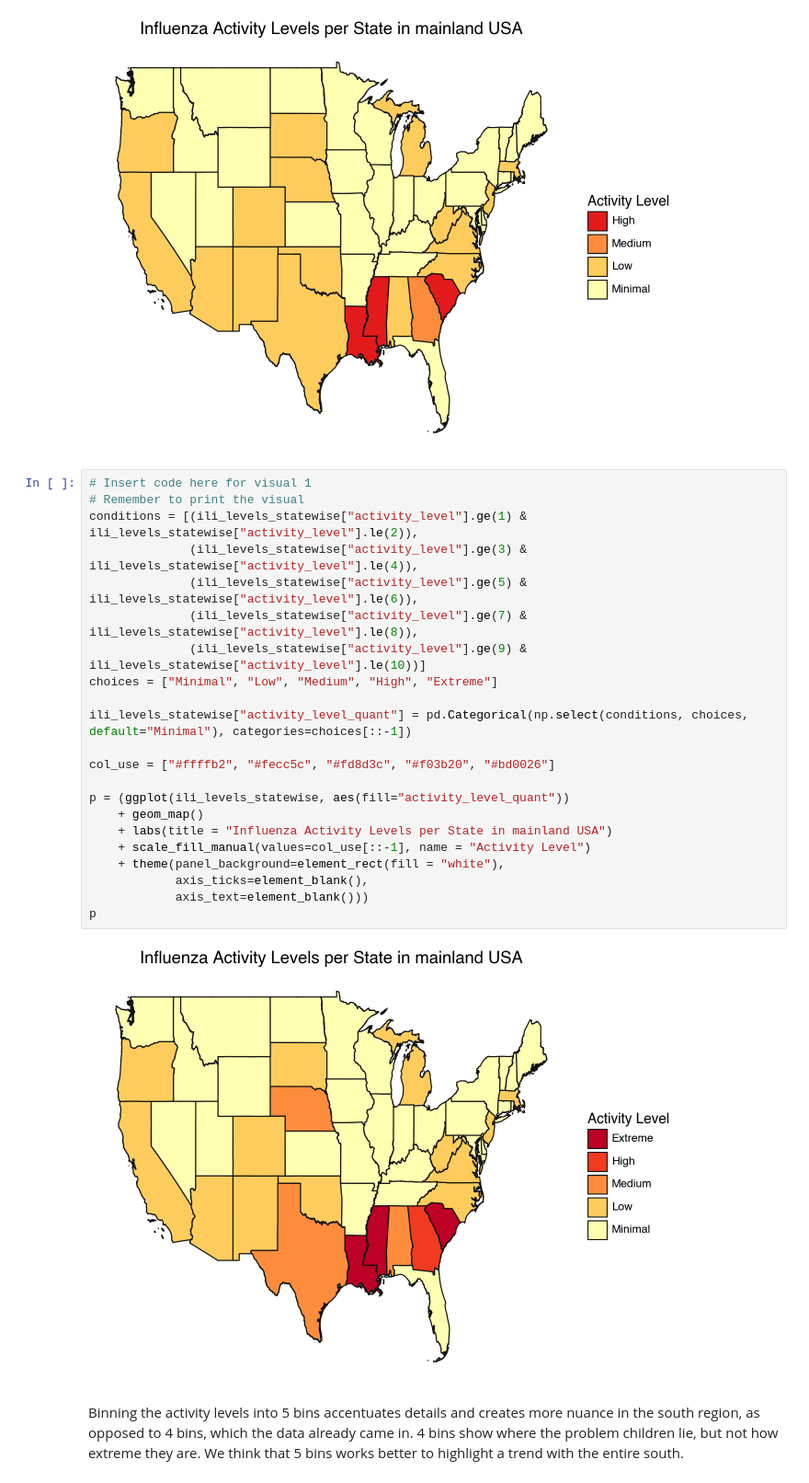
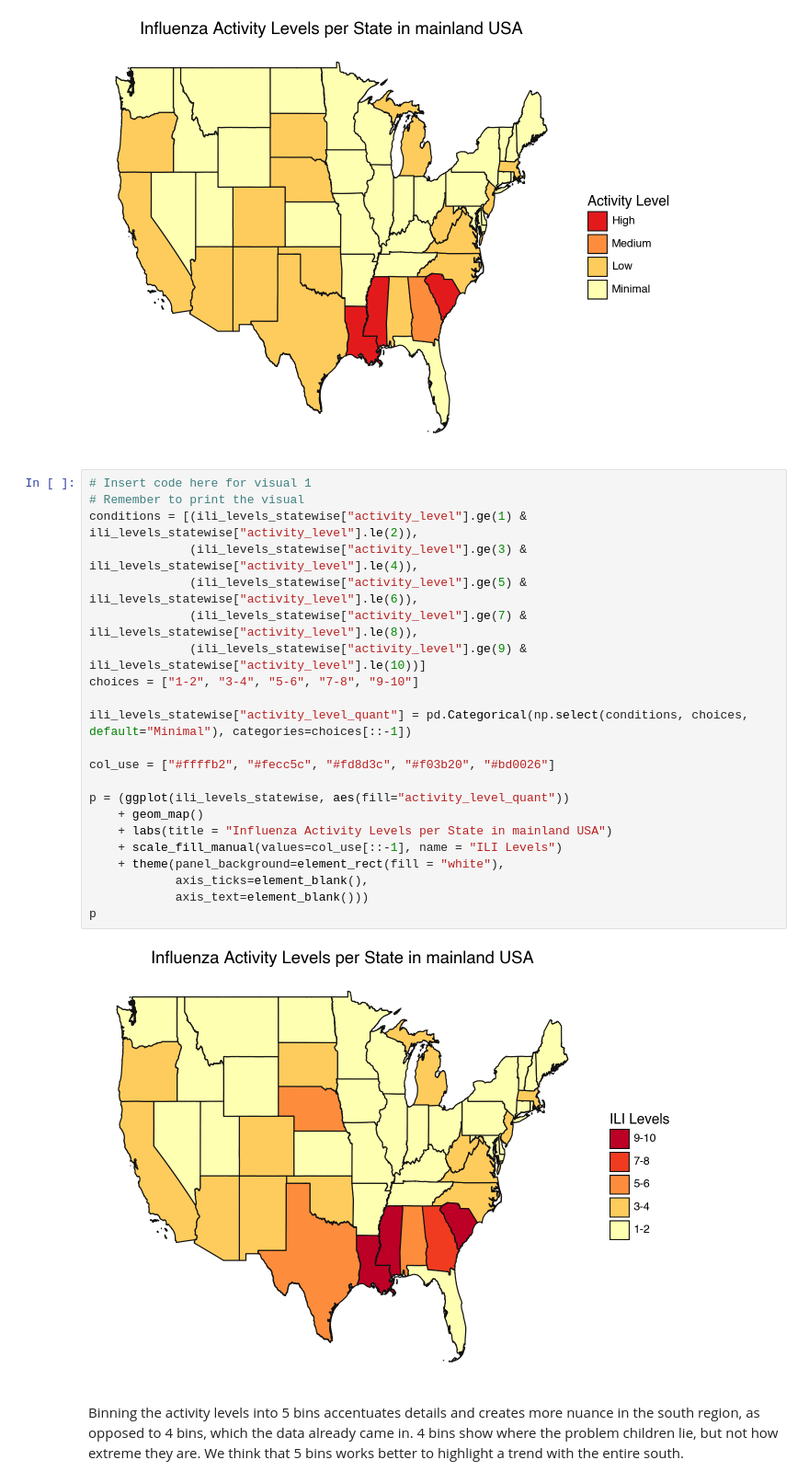
Before and after one commit to Salabud/MVE080-grp10, a Jupyter notebook: Homework3_2025.ipynb, the cells around one changed output. Shown at 92% size. Drawn from its saved outputs; the diff is of its cells as text.

```diff
--- a/Homework3_2025.ipynb
+++ b/Homework3_2025.ipynb
@@ -228,26 +240,26 @@ p
 # %%
 # Insert code here for visual 1
 # Remember to print the visual
 conditions = [(ili_levels_statewise["activity_level"].ge(1) & ili_levels_statewise["activity_level"].le(2)),
               (ili_levels_statewise["activity_level"].ge(3) & ili_levels_statewise["activity_level"].le(4)),
               (ili_levels_statewise["activity_level"].ge(5) & ili_levels_statewise["activity_level"].le(6)),
               (ili_levels_statewise["activity_level"].ge(7) & ili_levels_statewise["activity_level"].le(8)),
               (ili_levels_statewise["activity_level"].ge(9) & ili_levels_statewise["activity_level"].le(10))]
-choices = ["Minimal", "Low", "Medium", "High", "Extreme"]
+choices = ["1-2", "3-4", "5-6", "7-8", "9-10"]
 
 ili_levels_statewise["activity_level_quant"] = pd.Categorical(np.select(conditions, choices, default="Minimal"), categories=choices[::-1])
 
 col_use = ["#ffffb2", "#fecc5c", "#fd8d3c", "#f03b20", "#bd0026"]
 
 p = (ggplot(ili_levels_statewise, aes(fill="activity_level_quant"))
     + geom_map()
     + labs(title = "Influenza Activity Levels per State in mainland USA")
-    + scale_fill_manual(values=col_use[::-1], name = "Activity Level")
+    + scale_fill_manual(values=col_use[::-1], name = "ILI Levels")
     + theme(panel_background=element_rect(fill = "white"),
             axis_ticks=element_blank(),
             axis_text=element_blank()))
 p
 # %% [output]
-[figure, old version]
+[figure, new version]
 # %% [markdown]
 Binning the activity levels into 5 bins accentuates details and creates more nuance in the south region, as opposed to 4 bins, which the data already came in. 4 bins show where the problem children lie, but not how extreme they are. We think that 5 bins works better to highlight a trend with the entire south.
```
Also changed, not shown: parts of 2 cells of this notebook, 4 other files.
